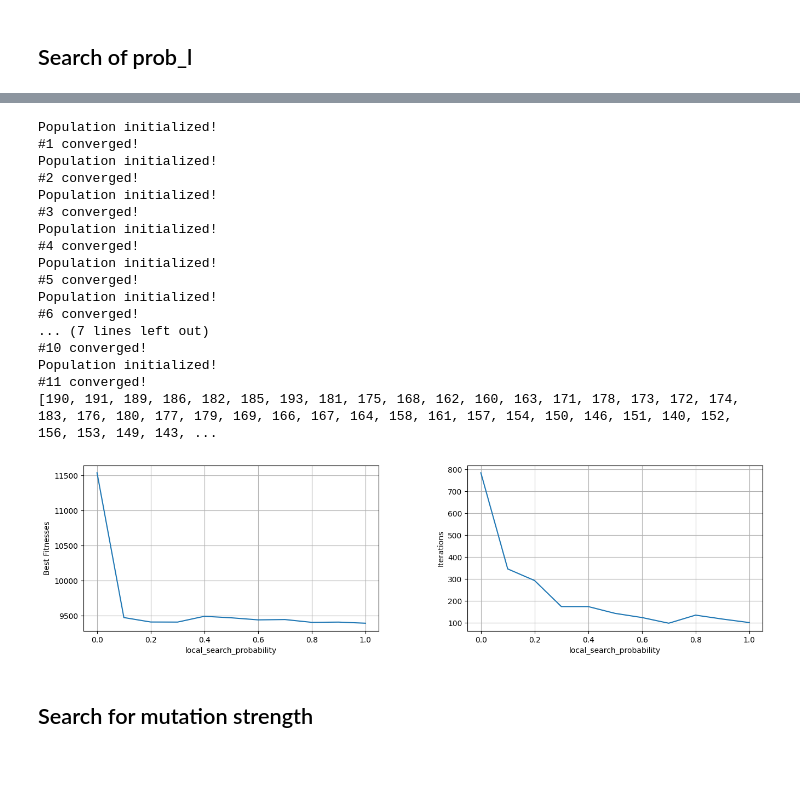
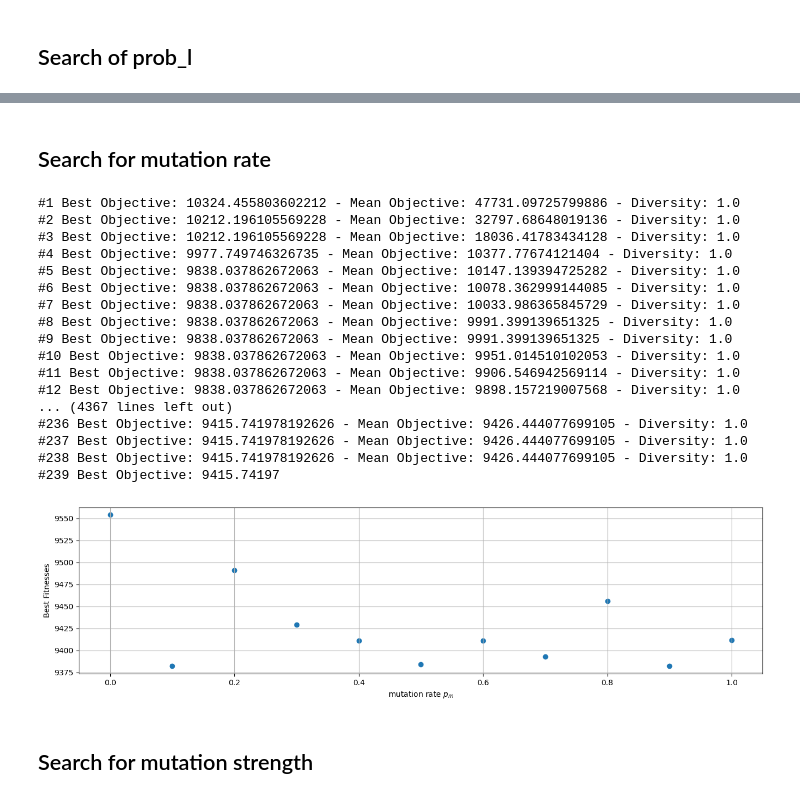
Before and after one commit to gkouros/gaev-mai-kuleuven, a Jupyter notebook: src/hyperparameter_search.ipynb, the cells around one changed output, grey strips where cells are left out. Saved outputs shown, nothing was run; the diff lists cells and outputs as text; code cells hidden in the pictures; blank space fills up the shorter version.

```diff
--- a/src/hyperparameter_search.ipynb
+++ b/src/hyperparameter_search.ipynb
@@ -15,3 +288,5 @@ datasets = ['tour29.csv', 'tour100.csv', 'tour194.csv', 'tour929.csv']
+# %% [markdown]
+## Search for mutation rate
 # %%
 dataset_idx = 2
 file = open('datasets/' + datasets[dataset_idx])
@@ -19,19 +294,19 @@ distance_matrix = np.loadtxt(file, delimiter=",")
 file.close()
 
 best_fitnesses = []
-mean_fitnesses = []
-iterations = []
-local_search_probabilities = np.arange(0, 1.1, 0.1)
+mutation_rates = np.arange(0, 1.1, 0.1)
 
-for prob_ls in local_search_probabilities:
+for pm in mutation_rates:
     reporter = Reporter(datasets[dataset_idx][:-4] + f'_{iter}')
-    ga = TSPEvolutionaryAlgorithm(distance_matrix, lambda_=100, mu=20, k=4,
+    ga = TSPEvolutionaryAlgorithm(distance_matrix, lambda_=10, mu=5, k=3,
                                   recombination_probability=0.9,
-                                  mutation_probability=0.1,
-                                  local_search_probability = prob_ls)
+                                  mutation_probability=pm,
+                                  local_search_probability=1,
+                                  mutation_strength=1)
 
-    while not ga.converged(): #improvement_criterion=True):
+    while not ga.converged(max_iterations=1000):
         ga.update()
+        print(ga.state)
 
         # extract results of current generation
         mean_objective = ga.mean_objective
@@ -44,52 +319,47 @@ for prob_ls in local_search_probabilities:
             break
 
     best_fitnesses.append(best_objective)
-    mean_fitnesses.append(mean_objective)
-    iterations.append(ga.iteration)
     print(f'#{len(best_fitnesses)} converged!')
 
 print(best_solution.route)
 # %% [output]
-Population initialized!
-#1 converged!
-Population initialized!
-#2 converged!
-Population initialized!
-#3 converged!
-Population initialized!
-#4 converged!
-Population initialized!
-#5 converged!
-Population initialized!
-#6 converged!
-... (7 lines left out)
-#10 converged!
-Population initialized!
-#11 converged!
-[190, 191, 189, 186, 182, 185, 193, 181, 175, 168, 162, 160, 163, 171, 178, 173, 172, 174, 183, 176, 180, 177, 179, 169, 166, 167, 164, 158, 161, 157, 154, 150, 146, 151, 140, 152, 156, 153, 149, 143, ...
+#1 Best Objective: 10324.455803602212 - Mean Objective: 47731.09725799886 - Diversity: 1.0
+#2 Best Objective: 10212.196105569228 - Mean Objective: 32797.68648019136 - Diversity: 1.0
+#3 Best Objective: 10212.196105569228 - Mean Objective: 18036.41783434128 - Diversity: 1.0
+#4 Best Objective: 9977.749746326735 - Mean Objective: 10377.77674121404 - Diversity: 1.0
+#5 Best Objective: 9838.037862672063 - Mean Objective: 10147.139394725282 - Diversity: 1.0
+#6 Best Objective: 9838.037862672063 - Mean Objective: 10078.362999144085 - Diversity: 1.0
+#7 Best Objective: 9838.037862672063 - Mean Objective: 10033.986365845729 - Diversity: 1.0
+#8 Best Objective: 9838.037862672063 - Mean Objective: 9991.399139651325 - Diversity: 1.0
+#9 Best Objective: 9838.037862672063 - Mean Objective: 9991.399139651325 - Diversity: 1.0
+#10 Best Objective: 9838.037862672063 - Mean Objective: 9951.014510102053 - Diversity: 1.0
+#11 Best Objective: 9838.037862672063 - Mean Objective: 9906.546942569114 - Diversity: 1.0
+#12 Best Objective: 9838.037862672063 - Mean Objective: 9898.157219007568 - Diversity: 1.0
+... (4367 lines left out)
+#236 Best Objective: 9415.741978192626 - Mean Objective: 9426.444077699105 - Diversity: 1.0
+#237 Best Objective: 9415.741978192626 - Mean Objective: 9426.444077699105 - Diversity: 1.0
+#238 Best Objective: 9415.741978192626 - Mean Objective: 9426.444077699105 - Diversity: 1.0
+#239 Best Objective: 9415.74197
 # %%
 from matplotlib import pyplot as plt
 
-def plot_fitnesses(best_fitnesses, mean_fitnesses, iterations):
+def plot_fitnesses(best_fitnesses, mutation_rates):
     fig = plt.figure(figsize=(16,4), dpi= 100, facecolor='w', edgecolor='k')
-    fig.add_subplot(1, 2, 1)
-    fig.add_subplot(1, 2, 2)
-    #fig.add_subplot(1, 3, 3)
-    fig.subplots_adjust(wspace=0.3)
+    fig.add_subplot(1, 1, 1)
     ax = fig.axes
-    labels = ['Best Fitnesses', 'Mean Fitnesses', 'Iterations'][::2]
+    labels = ['Best Fitnesses']
 
     for idx in range(len(ax)):
-        ax[idx].set_xlabel('local_search_probability')
+        ax[idx].set_xlabel('mutation rate $p_m$')
         ax[idx].set_ylabel(labels[idx])
         ax[idx].grid(True)
-        ax[idx].plot(local_search_probabilities, [best_fitnesses, mean_fitnesses, iterations][::2][idx])
+        ax[idx].scatter(mutation_rates, best_fitnesses)
 
     plt.show()
 
-""" Plot the histograms """
-plot_fitnesses(best_fitnesses, mean_fitnesses, iterations)
+""" Plot the graph """
+plot_fitnesses(best_fitnesses, mutation_rates)
 # %% [output]
-[figure, old version]
+[figure, new version]
 # %% [markdown]
 ## Search for mutation strength
```
Also changed, not shown: parts of 15 cells of this notebook.
